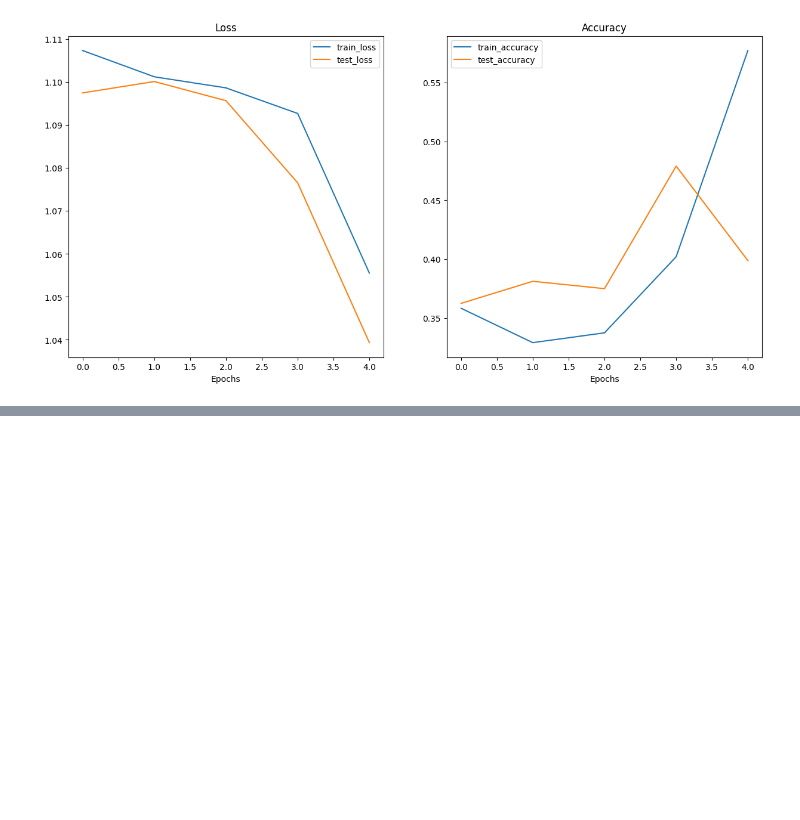
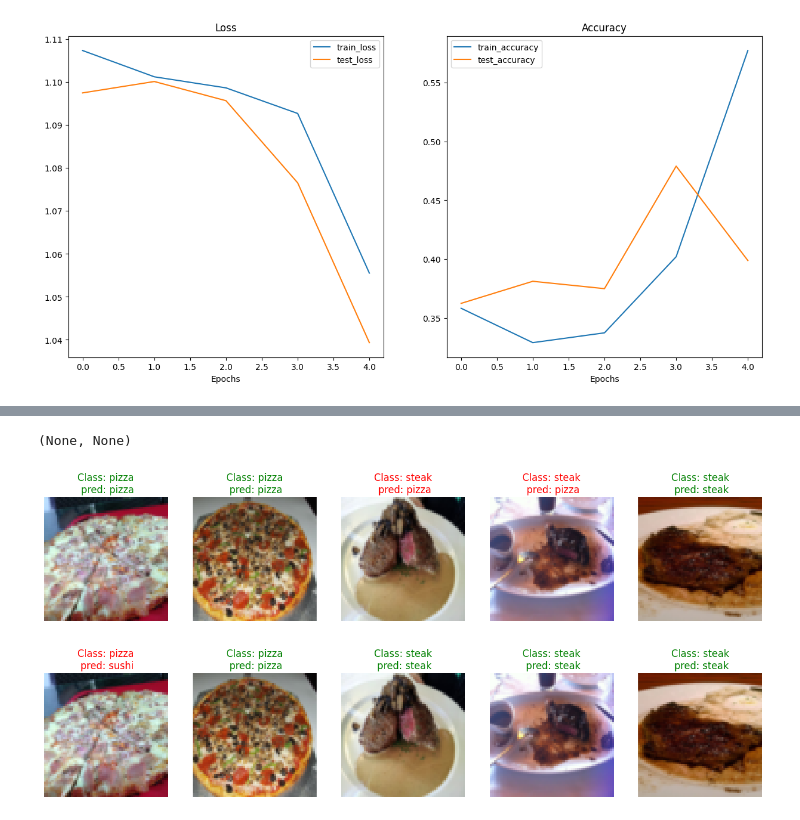
Before and after one commit to AvisarBhandari/Ml, a Jupyter notebook: Custom data/5_pytorch_custom_dataset.ipynb, the cells around one changed output, grey strips where cells are left out. Drawn from its saved outputs; the diff is of its cells as text; code cells hidden in the pictures; blank space fills up the shorter version.

```diff
--- a/Custom data/5_pytorch_custom_dataset.ipynb
+++ b/Custom data/5_pytorch_custom_dataset.ipynb
@@ -850,0 +1026,46 @@ plot_loss_curves(results=model_0_results)
+# %%
+# 1. Create a function to take in a dataset
+def display_random_pred(model: torch.nn.Module,
+                        dataset: torch.utils.data.Dataset,
+                        n: int = 5,
+                        seed: int = None,
+                          ):
+  # 2. Adjust display if n is too high
+  if n > 5:
+    n = 5
+    print(f"For display, purposes, n shouldn't be larger than 10, setting to 10 and removing shape display.")
+
+  # 3. Set the seed
+  if seed:
+    random.seed(seed)
+
+  # 4. Get random sample indexes and get classes
+  random_samples_idx = random.sample(range(len(dataset)), k=n)
+  classes = dataset.classes
+  # 5. Setup plot
+  plt.figure(figsize=(16, 8))
+
+  # 6. Loop through random indexes and plot them with matplotlib
+  for i, targ_sample in enumerate(random_samples_idx):
+    targ_image, targ_label = dataset[targ_sample][0], dataset[targ_sample][1]
+    logits = model(targ_image.unsqueeze(0))
+    pred = logits.argmax(dim=1)
+
+
+    # 7. Adjust tensor dimensions for plotting
+    targ_image_adjust = targ_image.permute(1, 2, 0) # [color_channels, height, width] -> [height, width, color_channels]
+
+    # Plot adjusted samples
+    plt.subplot(1, n, i+1)
+    plt.imshow(targ_image_adjust)
+    plt.axis("off")
+    title = f"Class: {classes[targ_label]}"
+    title = title + f"\n pred: {classes[pred]}"
+    text_color = 'green' if classes[targ_label] == classes[pred] else 'red'
+    plt.title(title, color=text_color)
+# %%
+display_random_pred(dataset=test_data_simple,model=model_0,seed=42), display_random_pred(dataset=test_data_simple,model=model_1,seed=42)
+# %% [output]
+(None, None)
+[figure, added]
+[figure, added]
```
Also changed, not shown: parts of 27 cells of this notebook.
